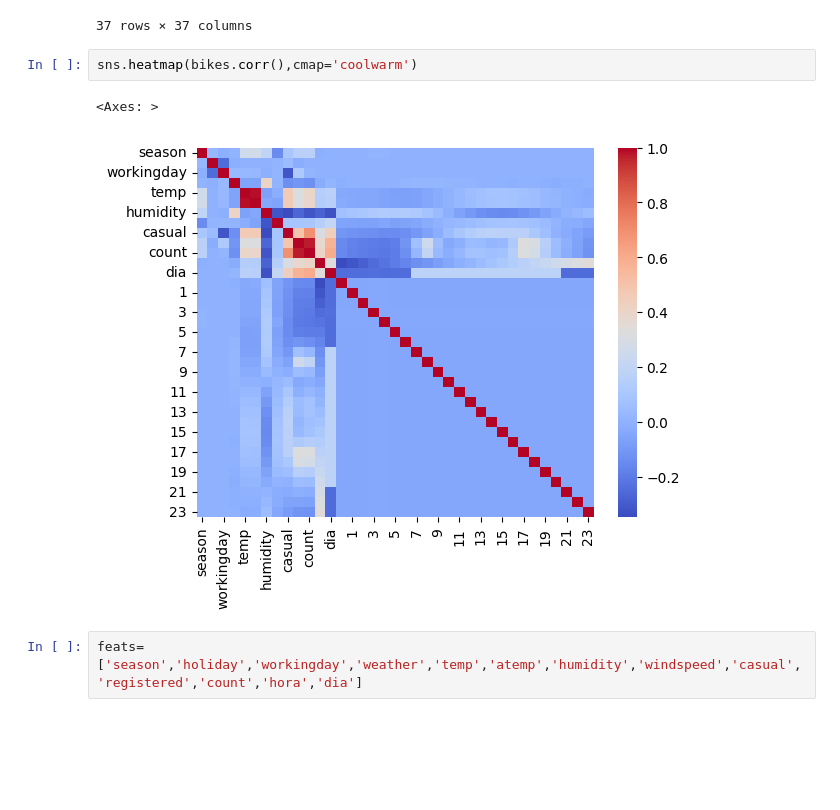
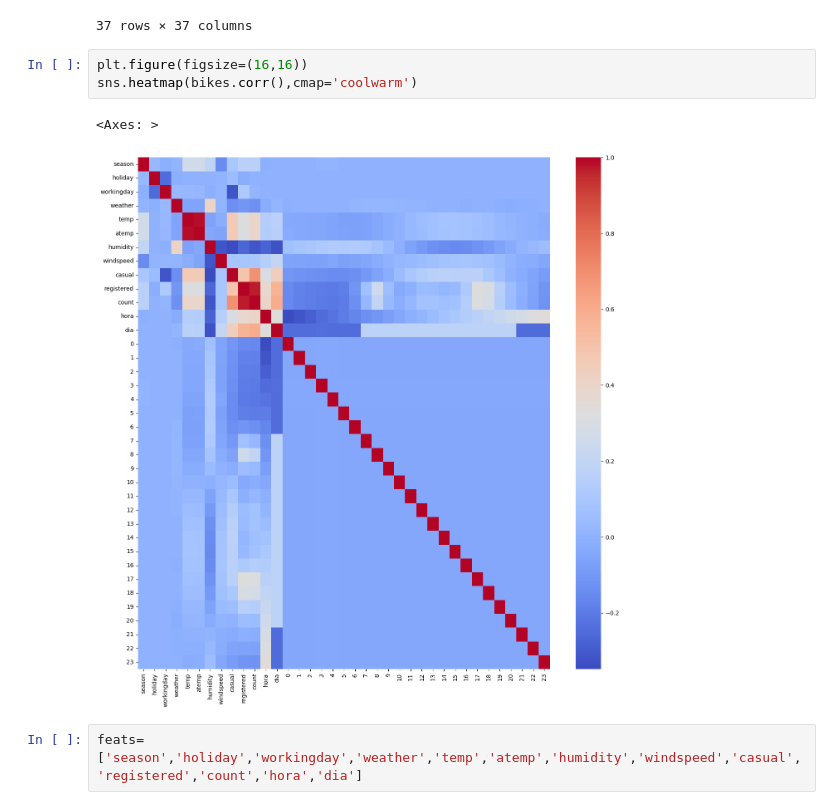
Before and after one commit to SurvilaDeveloper/modeladoAvanzadoEnML_DigitalHouse, a Jupyter notebook: MasPractica1_mi_solucion.ipynb, the cells around one changed output. Cells and saved outputs as stored; diff of their text form; blank space fills up the shorter version.

```diff
--- a/MasPractica1_mi_solucion.ipynb
+++ b/MasPractica1_mi_solucion.ipynb
@@ -203,10 +231,11 @@ bikes.corr()
 | 23 | -0.001239 | -0.000075 | 0.000513 | -0.001304 | -0.023808 | -0.021702 | 0.051748 | -0.044105 | -0.086048 | -0.112840 | ... |
 37 rows × 37 columns
 # %%
+plt.figure(figsize=(16,16))
 sns.heatmap(bikes.corr(),cmap='coolwarm')
 # %% [output]
 <Axes: >
-[figure, old version]
+[figure, new version]
 # %%
 feats=['season','holiday','workingday','weather','temp','atemp','humidity','windspeed','casual','registered','count','hora','dia']
 # %%
```
Also changed, not shown: parts of 19 cells of this notebook.
